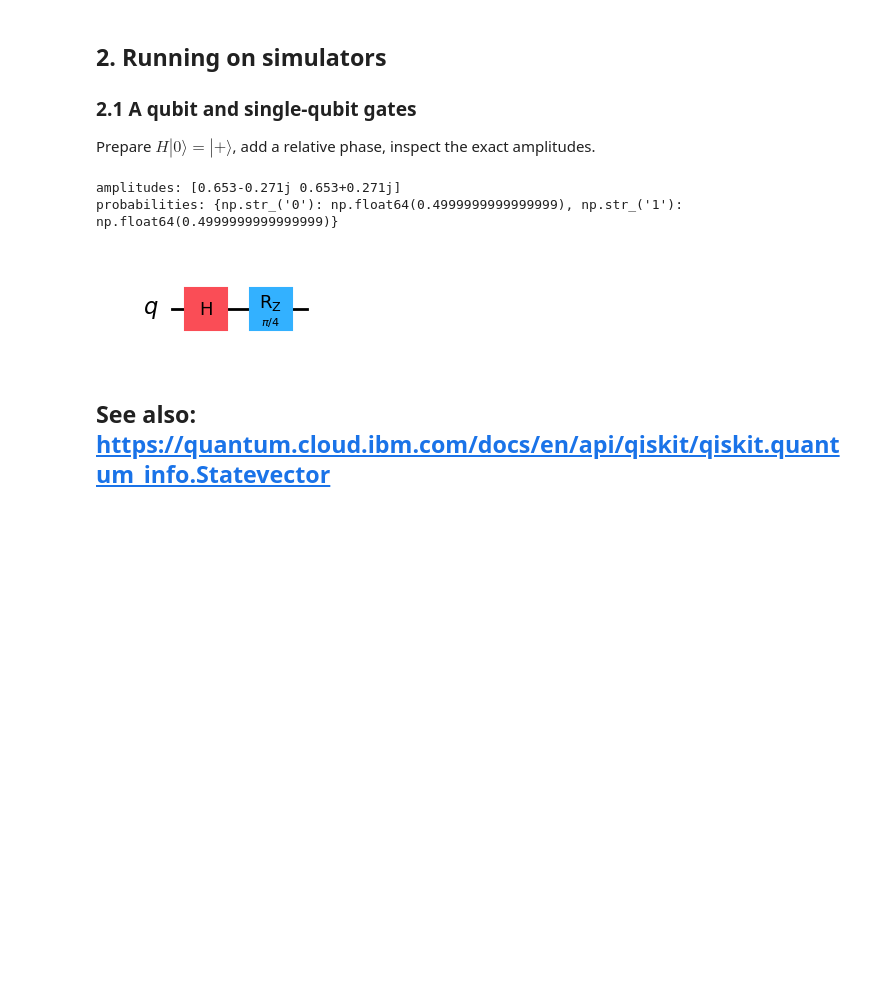
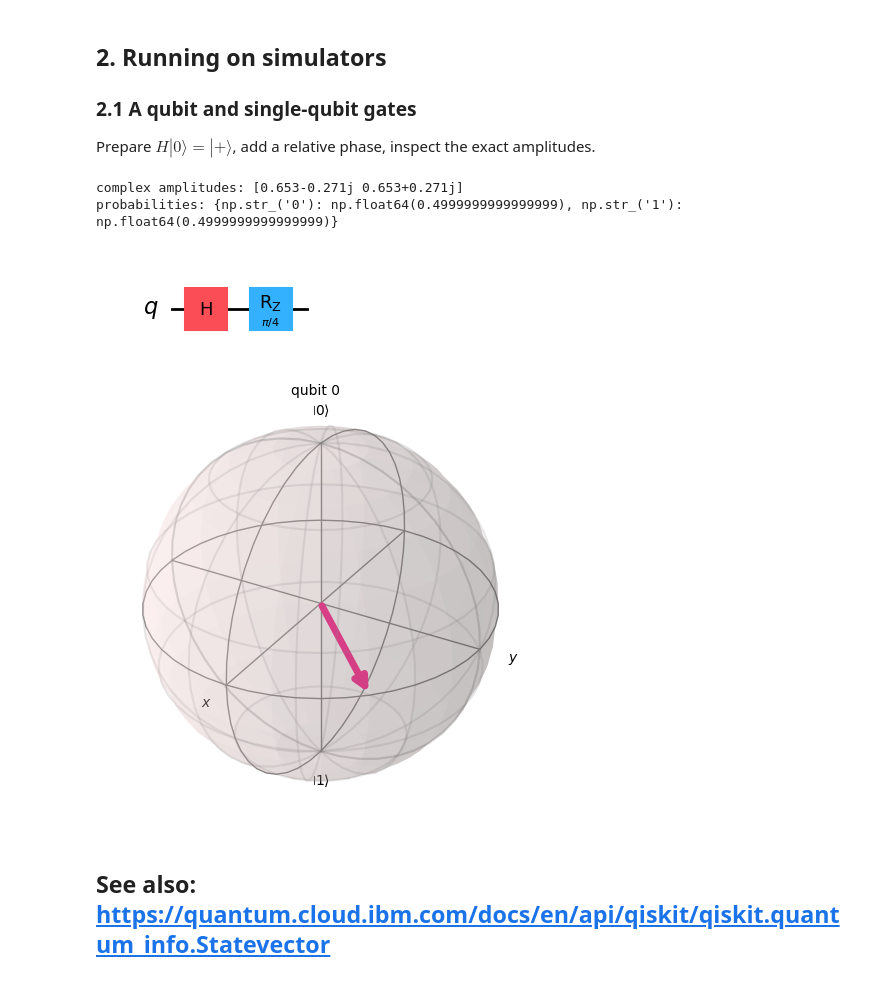
Before and after one commit to knc6/aqc, a Jupyter notebook: notebooks/module1/Module1_Quantum_Foundations.ipynb, the cells around one changed output. Cells and saved outputs as stored; diff of their text form; code cells hidden in the pictures; blank space fills up the shorter version.

```diff
--- a/notebooks/module1/Module1_Quantum_Foundations.ipynb
+++ b/notebooks/module1/Module1_Quantum_Foundations.ipynb
@@ -194,18 +205,43 @@ The next step is learning how to add operations and gates to a quantum circuit:
 
 ### 2.1 A qubit and single-qubit gates
 Prepare $H|0\rangle=|+\rangle$, add a relative phase, inspect the exact amplitudes.
-# %%
-qc = QuantumCircuit(1)
-qc.h(0)
-qc.rz(np.pi/4, 0)          # relative phase (invisible to Z-basis probs)
-sv = Statevector(qc)
-print('amplitudes:', np.round(sv.data, 3))
-print('probabilities:', sv.probabilities_dict())
-qc.draw('mpl')
-# %% [output]
-amplitudes: [0.653-0.271j 0.653+0.271j]
-probabilities: {np.str_('0'): np.float64(0.4999999999999999), np.str_('1'): np.float64(0.4999999999999999)}
-[figure, removed]
+# %%
+from IPython.display import display
+from qiskit import QuantumCircuit
+from qiskit.quantum_info import Statevector
+import numpy as np
+import matplotlib.pyplot as plt
+
+qc = QuantumCircuit(1)
+
+qc.h(0)
+qc.rz(np.pi/4, 0)
+
+sv = Statevector(qc)
+
+print('complex amplitudes:', np.round(sv.data, 3))
+print('probabilities:', sv.probabilities_dict())
+
+# Circuit figure
+fig1 = qc.draw('mpl')
+display(fig1)
+
+# Bloch sphere figure
+fig2 = sv.draw('bloch')
+display(fig2)
+
+# |0⟩ ── H ── Rz(π/4) ─
+# Initially  |0⟩ ,
+# After the Hadamard, On the Bloch sphere, this puts the qubit at +X on the equator.
+# Then rotates the state around the Z axis by π/4.
+# So, the probabilities can stay exactly the same while the quantum state changes.
+
+# ∣ψ⟩=(0.653−0.271i)∣0⟩+(0.653+0.271i)∣1⟩
+# %% [output]
+complex amplitudes: [0.653-0.271j 0.653+0.271j]
+probabilities: {np.str_('0'): np.float64(0.4999999999999999), np.str_('1'): np.float64(0.4999999999999999)}
+[figure, added]
+[figure, added]
 # %% [markdown]
 ## See also: https://quantum.cloud.ibm.com/docs/en/api/qiskit/qiskit.quantum_info.Statevector
 # %% [markdown]
```
Also changed, not shown: parts of 2 cells of this notebook.
